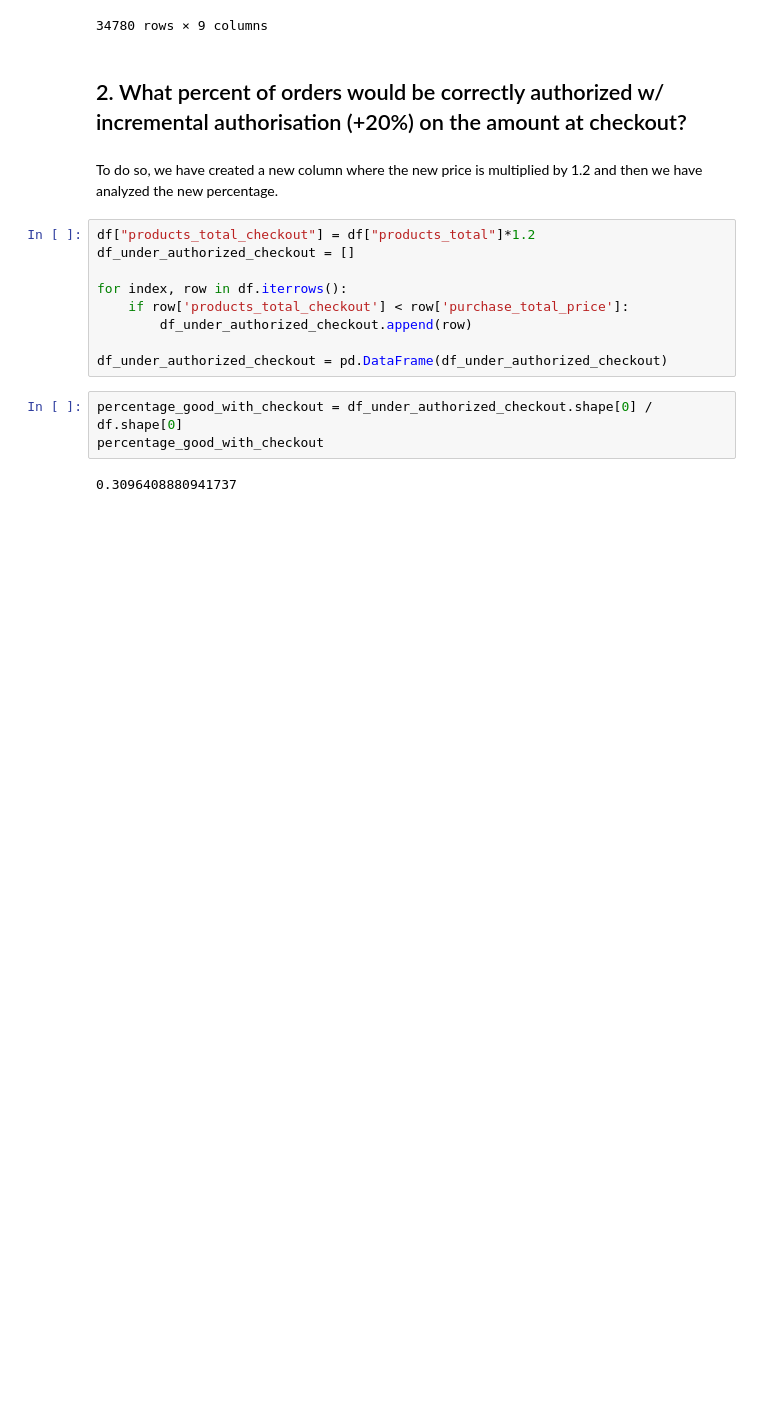
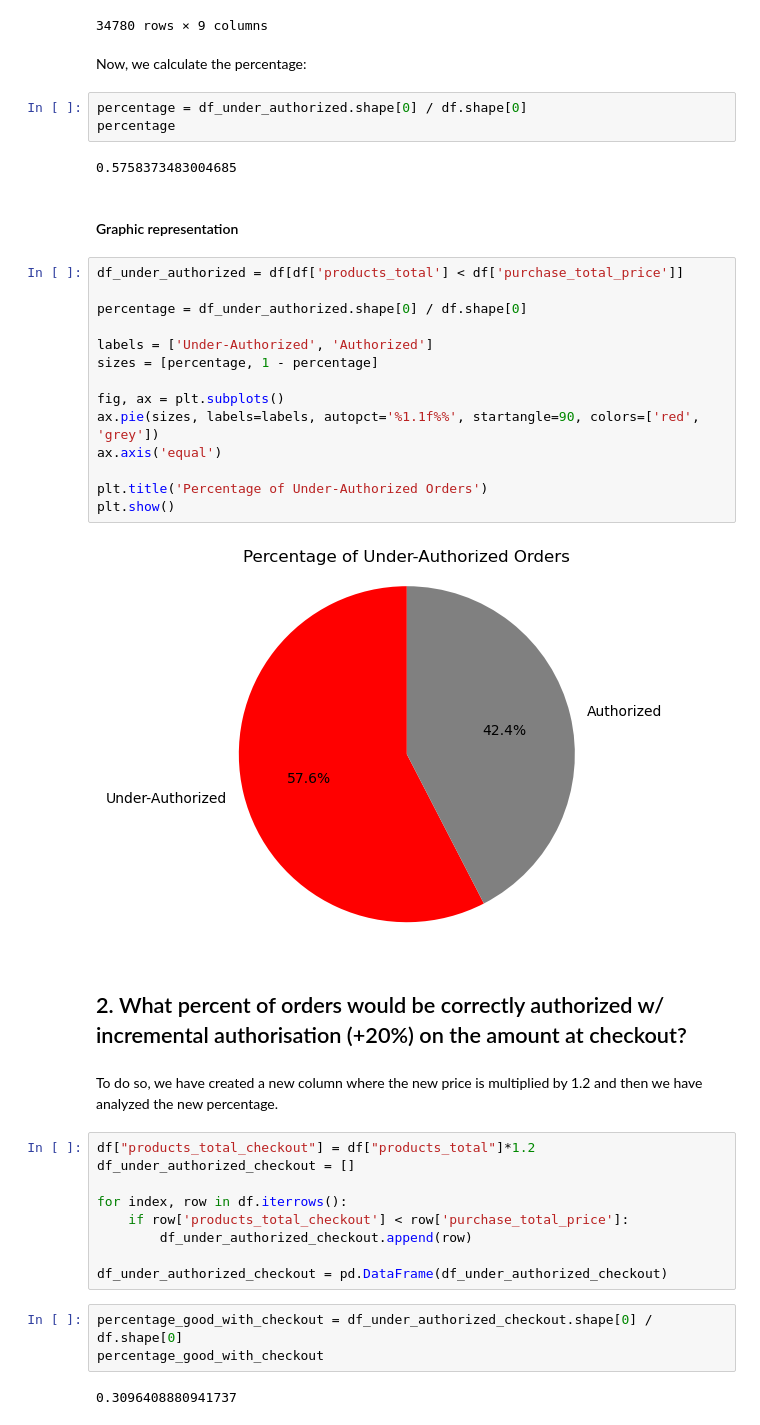
Before and after one commit to polsanchez1997/products-analytics, a Jupyter notebook: main.ipynb, the cells around one changed output. Cells and saved outputs as stored; diff of their text form; blank space fills up the shorter version.

```diff
--- a/main.ipynb
+++ b/main.ipynb
@@ -77,6 +77,31 @@ df_under_authorized
 | 60396 | 32002046 | 2019-03-01 00:03:06.000000 | AR | 55159 | DeliveredStatus | PAID | 1 | ... |
 | 60398 | 32001318 | 2019-03-01 00:01:00.000000 | AR | 55159 | DeliveredStatus | NOT_PAID | 2 | ... |
 34780 rows × 9 columns
+# %% [markdown]
+Now, we calculate the percentage:
+# %%
+percentage = df_under_authorized.shape[0] / df.shape[0]
+percentage
+# %% [output]
+0.5758373483004685
+# %% [markdown]
+#### Graphic representation
+# %%
+df_under_authorized = df[df['products_total'] < df['purchase_total_price']]
+
+percentage = df_under_authorized.shape[0] / df.shape[0]
+
+labels = ['Under-Authorized', 'Authorized']
+sizes = [percentage, 1 - percentage]
+
+fig, ax = plt.subplots()
+ax.pie(sizes, labels=labels, autopct='%1.1f%%', startangle=90, colors=['red', 'grey'])
+ax.axis('equal')
+
+plt.title('Percentage of Under-Authorized Orders')
+plt.show()
+# %% [output]
+[figure, added]
 # %% [markdown]
 ## 2. What percent of orders would be correctly authorized w/ incremental authorisation (+20%) on the amount at checkout?
 # %% [markdown]
```
Also changed, not shown: parts of 2 cells of this notebook, 1 other file.
